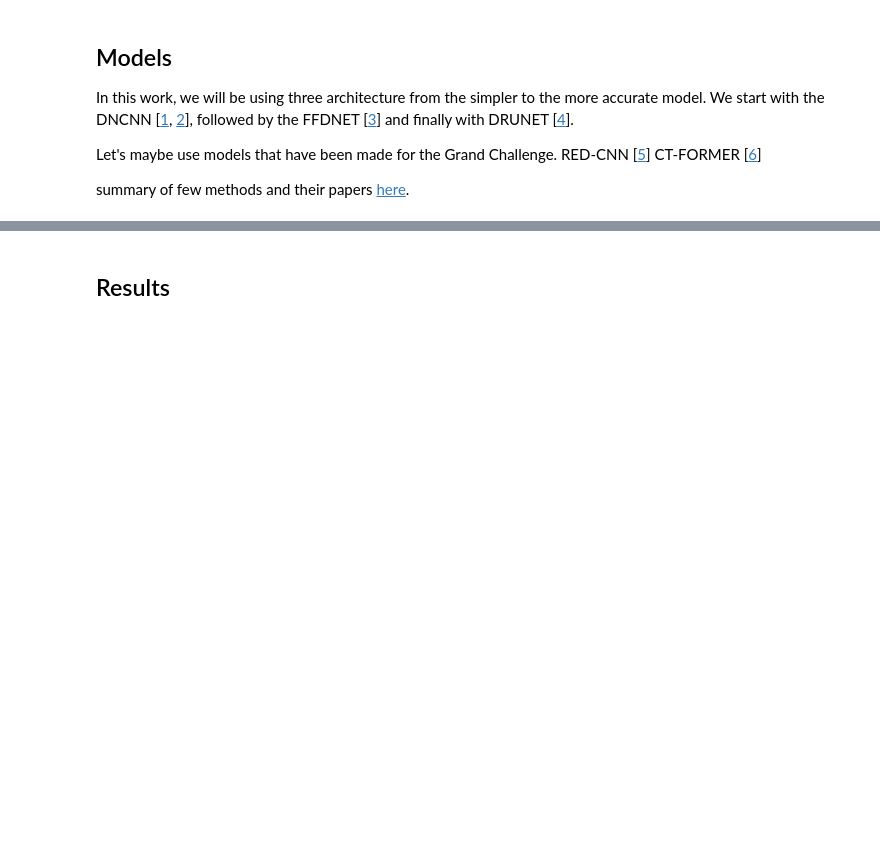
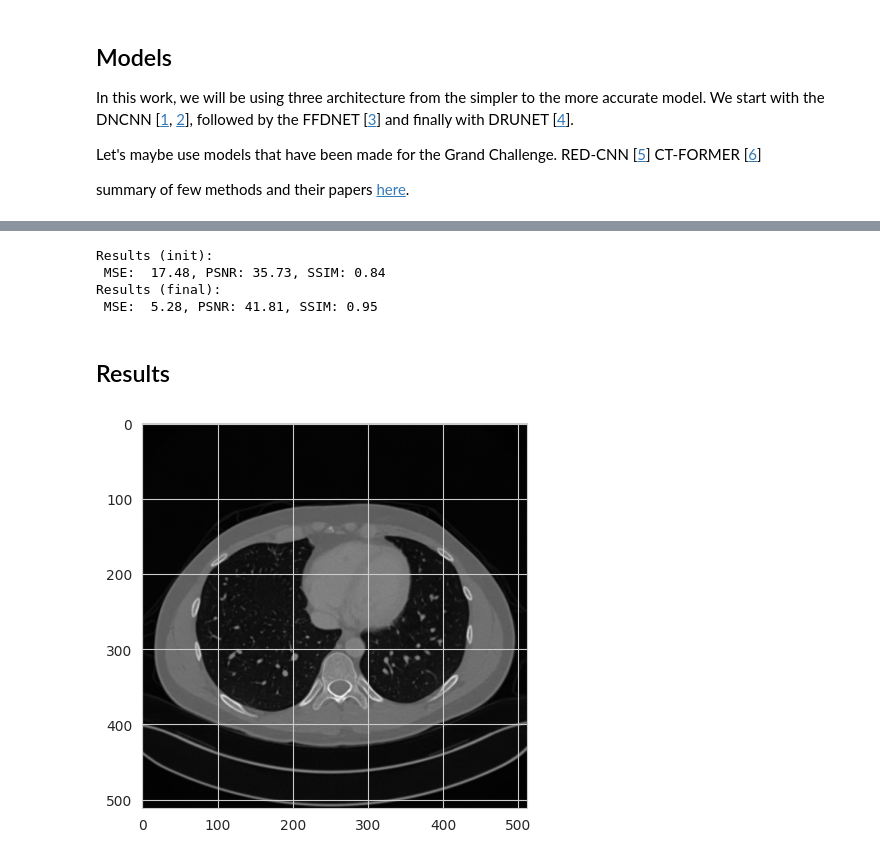
Before and after one commit to paulo-03/research_project_master, a Jupyter notebook: local_files/denoising_models.ipynb, the cells around one changed output, grey strips where cells are left out. Saved outputs shown, nothing was run; the diff lists cells and outputs as text; code cells hidden in the pictures; blank space fills up the shorter version.

```diff
--- a/local_files/denoising_models.ipynb
+++ b/local_files/denoising_models.ipynb
@@ -18,5 +33,7 @@ from models.cnn_viewer import CnnViewer
 # %% [markdown]
 ## Load Data
+# %%
+test_ct_image_folder = 'data/test/ct_images'
 # %% [markdown]
 ## Models
 
@@ -38,2 +55,31 @@ cnn.print_training_stats()
+# %%
+perf, data, target, prediction = cnn.test(test_ct_path=test_ct_image_folder,
+                                          add_noise=lambda x: gaussian(x, var=20))
+
+# Display mean performance
+print("Results (init):\n",
+      f"MSE:  {np.mean(perf['mse']['init']):.2f},",
+      f"PSNR: {np.mean(perf['psnr']['init']):.2f},",
+      f"SSIM: {np.mean(perf['ssim']['init']):.2f}")
+
+print("Results (final):\n",
+      f"MSE:  {np.mean(perf['mse']['final']):.2f},",
+      f"PSNR: {np.mean(perf['psnr']['final']):.2f},",
+      f"SSIM: {np.mean(perf['ssim']['final']):.2f}")
+# %% [output]
+Results (init):
+ MSE:  17.48, PSNR: 35.73, SSIM: 0.84
+Results (final):
+ MSE:  5.28, PSNR: 41.81, SSIM: 0.95
 # %% [markdown]
 ## Results
+# %%
+import matplotlib.pyplot as plt
+
+idx = 0
+
+plt.figure(figsize=(5,5))
+plt.imshow(prediction[idx], cmap='grey')
+plt.show()
+# %% [output]
+[figure, added]
```
Also changed, not shown: parts of 3 cells of this notebook, 8 other files.
